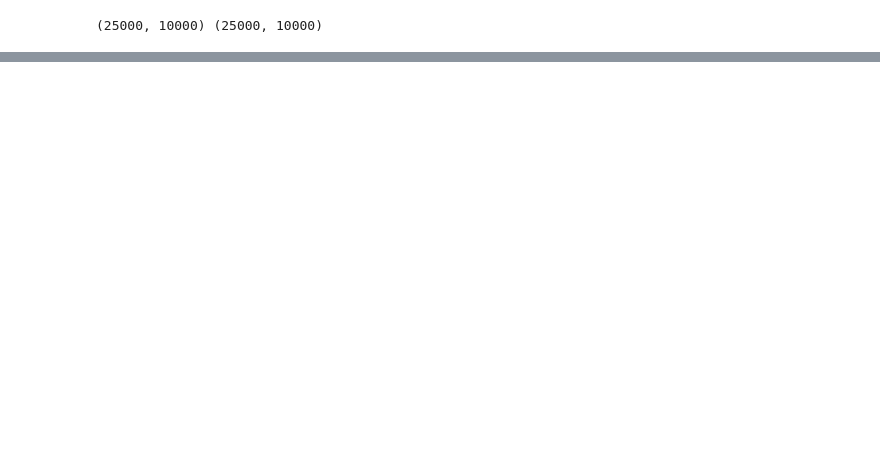
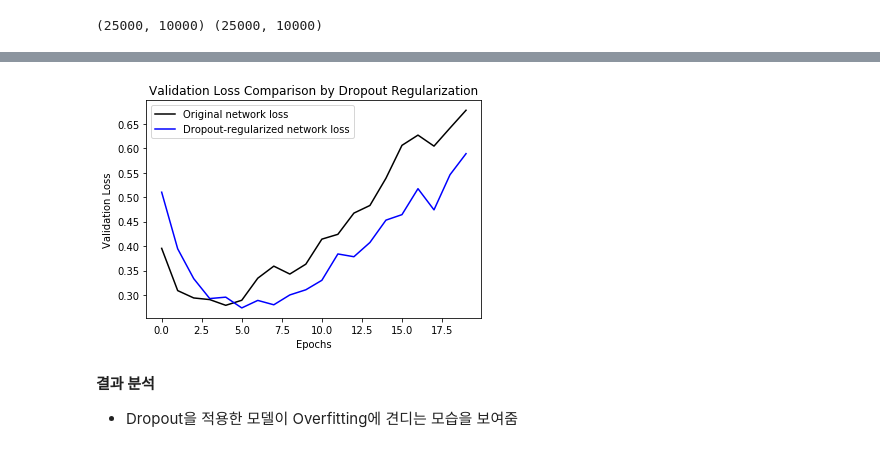
Before and after one commit to younnggsuk/DeepLearningWithPython, a Jupyter notebook: ch4/4_4_overfitting_and_underfitting.ipynb, the cells around one changed output, grey strips where cells are left out. Cells and saved outputs as stored; diff of their text form; code cells hidden in the pictures; blank space fills up the shorter version.

```diff
--- a/ch4/4_4_overfitting_and_underfitting.ipynb
+++ b/ch4/4_4_overfitting_and_underfitting.ipynb
@@ -129,0 +293,34 @@ Epoch 20/20
+# %%
+dropout_model = models.Sequential()
+dropout_model.add(layers.Dense(16, activation='relu', input_shape=(10000,)))
+dropout_model.add(layers.Dropout(0.5))
+dropout_model.add(layers.Dense(16, activation='relu'))
+dropout_model.add(layers.Dropout(0.5))
+dropout_model.add(layers.Dense(1, activation='sigmoid'))
+
+dropout_model.compile(optimizer='rmsprop',
+                     loss='binary_crossentropy',
+                     metrics=['acc'])
+
+hist_dropout = dropout_model.fit(train_data, train_labels,
+                                 epochs=20,
+                                 batch_size=512,
+                                 validation_data=(val_data, val_labels),
+                                 verbose=False)
+# %%
+loss_origin = hist_origin.history['val_loss']
+loss_dropout = hist_dropout.history['val_loss']
+
+plt.plot(loss_origin, 'k-', label='Original network loss')
+plt.plot(loss_dropout, 'b-', label='Dropout-regularized network loss')
+plt.title("Validation Loss Comparison by Dropout Regularization")
+plt.xlabel("Epochs")
+plt.ylabel("Validation Loss")
+plt.legend(loc='best')
+
+plt.show()
+# %% [output]
+[figure, added]
+# %% [markdown]
+**결과 분석**
+- Dropout을 적용한 모델이 Overfitting에 견디는 모습을 보여줌
```
Also changed, not shown: parts of 16 cells of this notebook.
